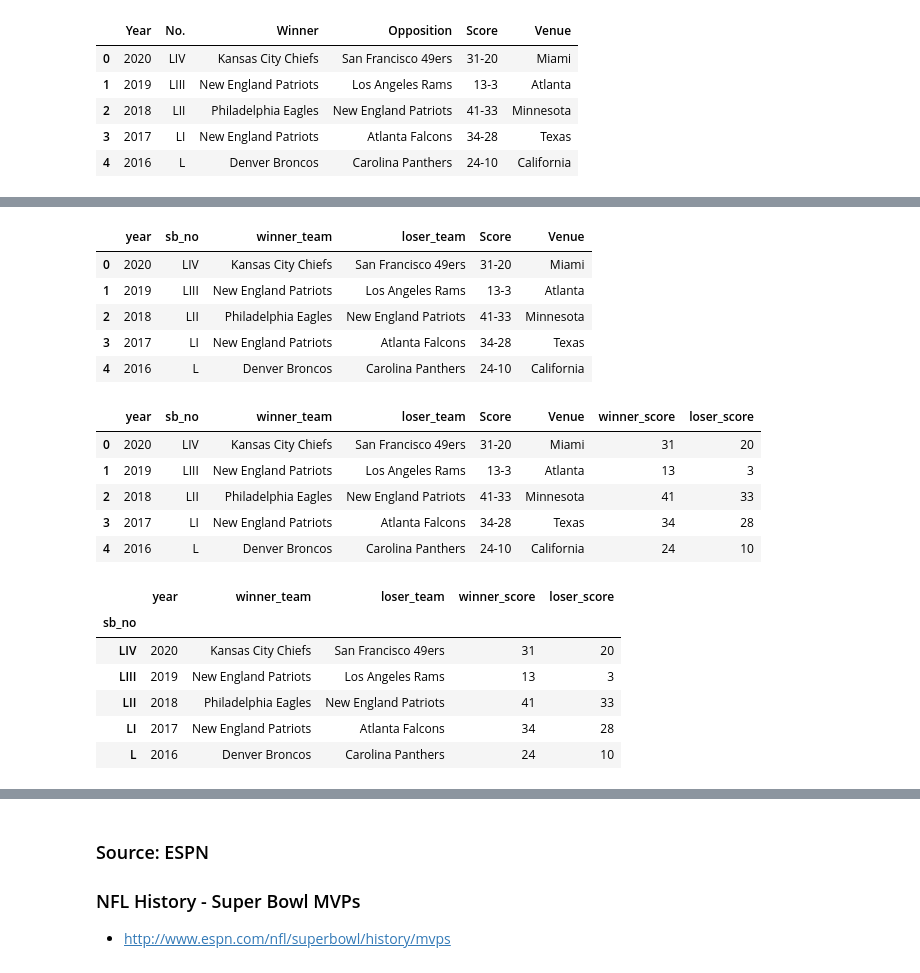
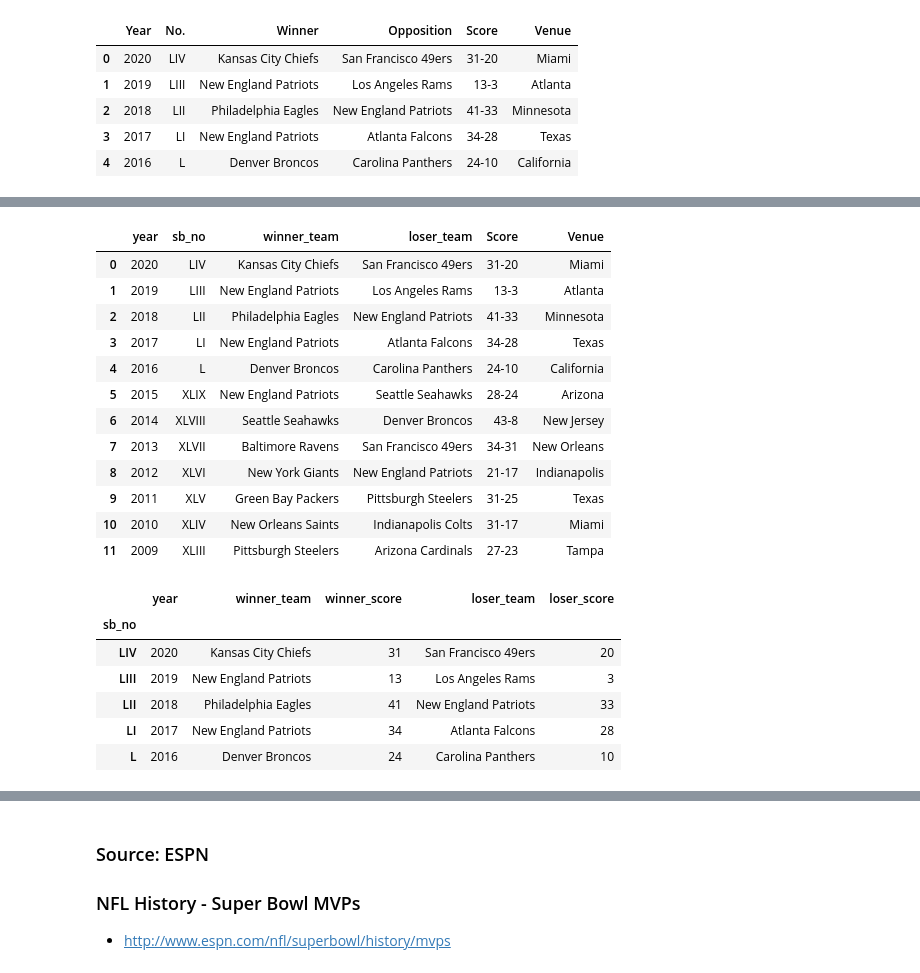
Before and after one commit to samatha516/ETL_Project, a Jupyter notebook: superbowl_webscrape.ipynb, the cells around one changed output, grey strips where cells are left out. Drawn from its saved outputs; the diff is of its cells as text; code cells hidden in the pictures.

```diff
--- a/superbowl_webscrape.ipynb
+++ b/superbowl_webscrape.ipynb
@@ -125,14 +113,23 @@ sb_df.head()
 # %%
-# Data has some special characters in Score field. But we need to retain the '-' as is to split the score into 2 fields
-sb_df['Score'] = sb_df['Score'].str.replace(r"[^a-zA-Z0-9]+", '-')
-sb_df.head()
+# Data has some special characters in Score field we need to clean up all the special characters except '-'
+# for splittig the score into winner and loser score
+
+sb_df['Score'] = sb_df['Score'].str.replace(r"[^0-9]+", '-')
+sb_df.head(12)
 # %% [output]
 |  | year | sb_no | winner_team | loser_team | Score | Venue |
 | 0 | 2020 | LIV | Kansas City Chiefs | San Francisco 49ers | 31-20 | Miami |
 | 1 | 2019 | LIII | New England Patriots | Los Angeles Rams | 13-3 | Atlanta |
 | 2 | 2018 | LII | Philadelphia Eagles | New England Patriots | 41-33 | Minnesota |
 | 3 | 2017 | LI | New England Patriots | Atlanta Falcons | 34-28 | Texas |
 | 4 | 2016 | L | Denver Broncos | Carolina Panthers | 24-10 | California |
+| 5 | 2015 | XLIX | New England Patriots | Seattle Seahawks | 28-24 | Arizona |
+| 6 | 2014 | XLVIII | Seattle Seahawks | Denver Broncos | 43-8 | New Jersey |
+| 7 | 2013 | XLVII | Baltimore Ravens | San Francisco 49ers | 34-31 | New Orleans |
+| 8 | 2012 | XLVI | New York Giants | New England Patriots | 21-17 | Indianapolis |
+| 9 | 2011 | XLV | Green Bay Packers | Pittsburgh Steelers | 31-25 | Texas |
+| 10 | 2010 | XLIV | New Orleans Saints | Indianapolis Colts | 31-17 | Miami |
+| 11 | 2009 | XLIII | Pittsburgh Steelers | Arizona Cardinals | 27-23 | Tampa |
 # %%
 # split the score in to 2 fields: score_won and score_lost
 def get_winner_score(Score):
@@ -145,28 +142,23 @@ def get_loser_score(Score):
 sb_df['winner_score'] = sb_df['Score'].apply(lambda x: f"{get_winner_score(x)}")
 sb_df['loser_score'] = sb_df['Score'].apply(lambda x: f"{get_loser_score(x)}")
 
+# As we split the score into 2 different columns we don't need original score column
+# sb_df.drop(['Score', 'Year'],axis='columns',inplace=True)
+
+sb_df.drop(['Score', 'Venue'],axis='columns',inplace=True)
+
+# set index to sb_no
+sb_df.set_index("sb_no", inplace=True)
+
+# rearrange the columns
+sb_df = sb_df[['year', 'winner_team', 'winner_score', 'loser_team', 'loser_score']]
+
 sb_df.head()
 # %% [output]
-|  | year | sb_no | winner_team | loser_team | Score | Venue | winner_score | loser_score |
-| 0 | 2020 | LIV | Kansas City Chiefs | San Francisco 49ers | 31-20 | Miami | 31 | 20 |
-| 1 | 2019 | LIII | New England Patriots | Los Angeles Rams | 13-3 | Atlanta | 13 | 3 |
-| 2 | 2018 | LII | Philadelphia Eagles | New England Patriots | 41-33 | Minnesota | 41 | 33 |
-| 3 | 2017 | LI | New England Patriots | Atlanta Falcons | 34-28 | Texas | 34 | 28 |
-| 4 | 2016 | L | Denver Broncos | Carolina Panthers | 24-10 | California | 24 | 10 |
+|  | year | winner_team | winner_score | loser_team | loser_score |
+| sb_no |  |  |  |  |  |
+| LIV | 2020 | Kansas City Chiefs | 31 | San Francisco 49ers | 20 |
+| LIII | 2019 | New England Patriots | 13 | Los Angeles Rams | 3 |
+| LII | 2018 | Philadelphia Eagles | 41 | New England Patriots | 33 |
+| LI | 2017 | New England Patriots | 34 | Atlanta Falcons | 28 |
+| L | 2016 | Denver Broncos | 24 | Carolina Panthers | 10 |
-# %%
-# As we split the score into 2 different columns we don't need original score column
-# sb_df.drop(['Score', 'Year'],axis='columns',inplace=True)
-
-sb_df.drop(['Score', 'Venue'],axis='columns',inplace=True)
-
-# set index to sb_no
-sb_df.set_index("sb_no", inplace=True)
-sb_df.head()
-# %% [output]
-|  | year | winner_team | loser_team | winner_score | loser_score |
-| sb_no |  |  |  |  |  |
-| LIV | 2020 | Kansas City Chiefs | San Francisco 49ers | 31 | 20 |
-| LIII | 2019 | New England Patriots | Los Angeles Rams | 13 | 3 |
-| LII | 2018 | Philadelphia Eagles | New England Patriots | 41 | 33 |
-| LI | 2017 | New England Patriots | Atlanta Falcons | 34 | 28 |
-| L | 2016 | Denver Broncos | Carolina Panthers | 24 | 10 |
```
Also changed, not shown: parts of 26 cells of this notebook, 3 other files.
